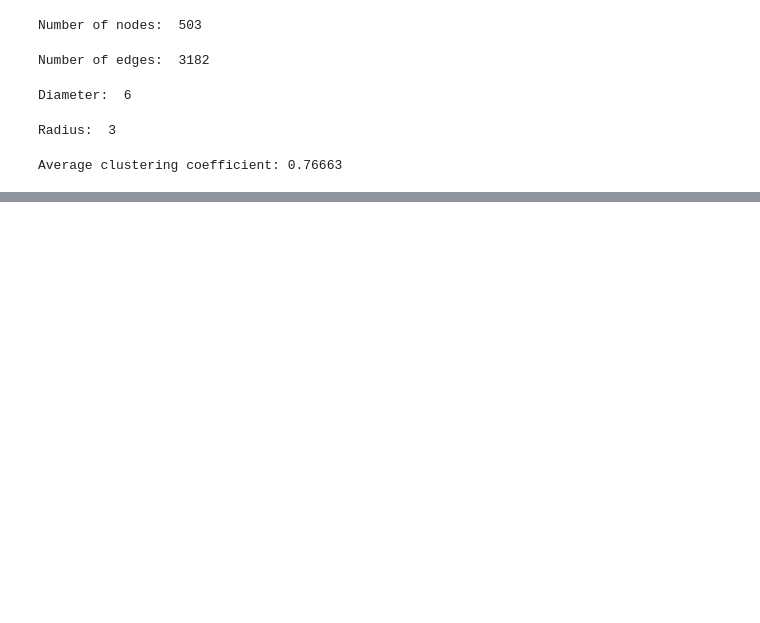
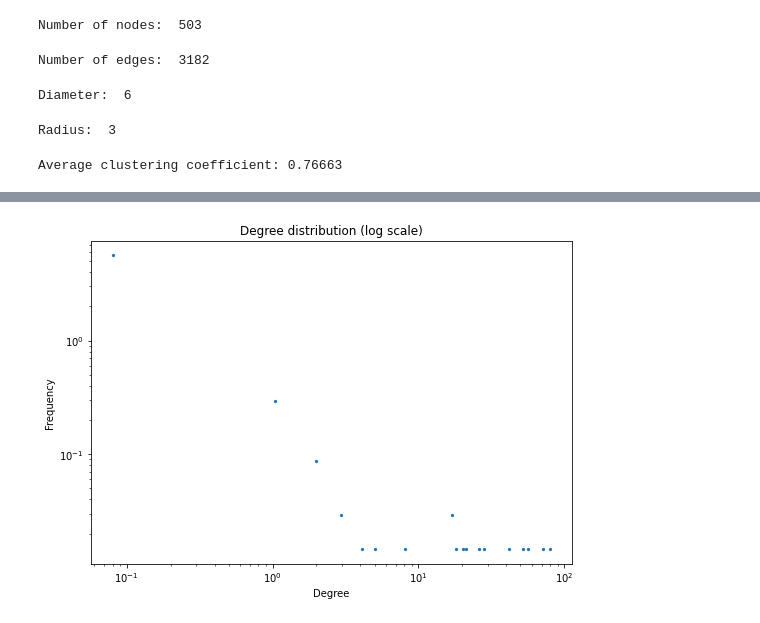
Before and after one commit to gaarutyunov/savn-project, a Jupyter notebook: Arutyunov_source.ipynb, the cells around one changed output, grey strips where cells are left out. Drawn from its saved outputs; the diff is of its cells as text; code cells hidden in the pictures; blank space fills up the shorter version.

```diff
--- a/Arutyunov_source.ipynb
+++ b/Arutyunov_source.ipynb
@@ -155,0 +175,15 @@ Average path length: 2.21121
+# %%
+hist, bin_edges = np.histogram(nx.degree_histogram(g), bins=500, density=True)
+bin_centers = (bin_edges[1:] + bin_edges[:-1]) / 2
+plt.scatter(bin_centers[hist > 0], hist[hist > 0], s=5)
+plt.title('Degree distribution (log scale)')
+
+plt.ylabel('Frequency')
+plt.xlabel('Degree')
+plt.xscale('log')
+plt.yscale('log')
+plt.tight_layout()
+plt.gcf().set_size_inches(8, 6)
+plt.show()
+# %% [output]
+[figure, added]
```
Also changed, not shown: parts of 23 cells of this notebook, 3 other files.
